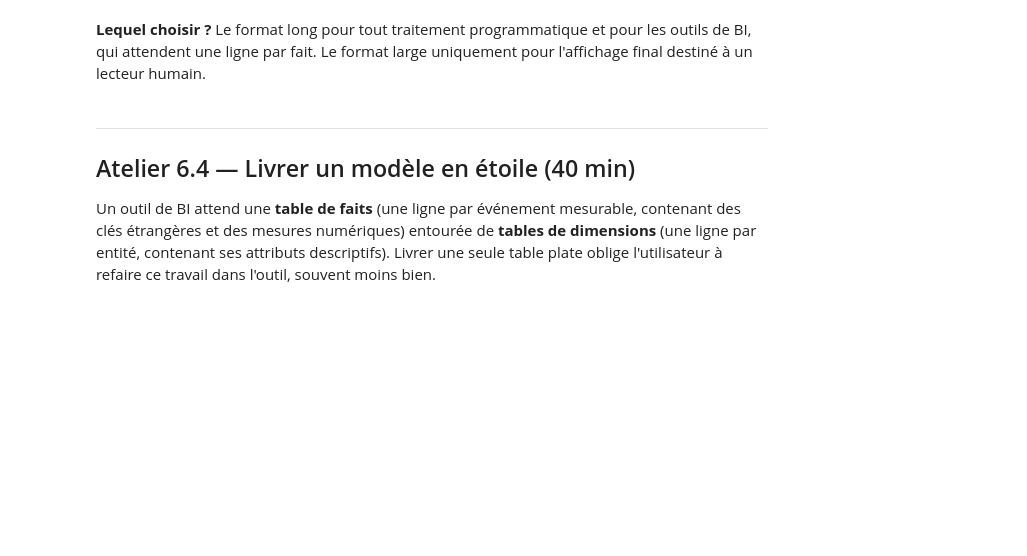
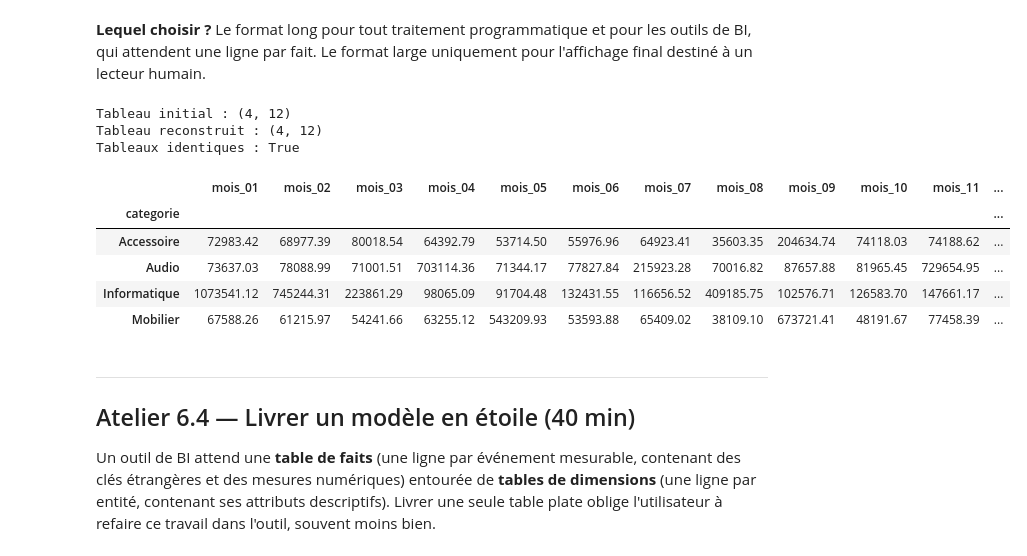
Before and after one commit to BeniFox/Master-Data-IA, a Jupyter notebook: 06_agregation_jointures.ipynb, the cells around one changed output. Drawn from its saved outputs; the diff is of its cells as text; code cells hidden in the pictures; blank space fills up the shorter version.

```diff
--- a/06_agregation_jointures.ipynb
+++ b/06_agregation_jointures.ipynb
@@ -220,3 +738,43 @@ destiné à un lecteur humain.
+# %%
+# Q6. Repasser du format long au format large sans utiliser pivot_table,
+#     puis vérifier que vous retrouvez exactement le tableau de départ.
+
+long = wide.reset_index().melt(
+    id_vars="categorie",
+    var_name="mois",
+    value_name="montant"
+)
+
+wide_reconstruit = long.pivot(
+    index="categorie",
+    columns="mois",
+    values="montant"
+).fillna(0)
+
+wide_reconstruit = wide_reconstruit.reindex(
+    index=wide.index,
+    columns=wide.columns,
+    fill_value=0
+)
+
+wide_reconstruit.columns.name = wide.columns.name
+wide_reconstruit.index.name = wide.index.name
+
+print("Tableau initial :", wide.shape)
+print("Tableau reconstruit :", wide_reconstruit.shape)
+print("Tableaux identiques :", wide.equals(wide_reconstruit))
+
+display(wide_reconstruit)
+# %% [output]
+Tableau initial : (4, 12)
+Tableau reconstruit : (4, 12)
+Tableaux identiques : True
+|  | mois_01 | mois_02 | mois_03 | mois_04 | mois_05 | mois_06 | mois_07 | mois_08 | mois_09 | mois_10 | mois_11 | ... |
+| categorie |  |  |  |  |  |  |  |  |  |  |  | ... |
+| Accessoire | 72983.42 | 68977.39 | 80018.54 | 64392.79 | 53714.50 | 55976.96 | 64923.41 | 35603.35 | 204634.74 | 74118.03 | 74188.62 | ... |
+| Audio | 73637.03 | 78088.99 | 71001.51 | 703114.36 | 71344.17 | 77827.84 | 215923.28 | 70016.82 | 87657.88 | 81965.45 | 729654.95 | ... |
+| Informatique | 1073541.12 | 745244.31 | 223861.29 | 98065.09 | 91704.48 | 132431.55 | 116656.52 | 409185.75 | 102576.71 | 126583.70 | 147661.17 | ... |
+| Mobilier | 67588.26 | 61215.97 | 54241.66 | 63255.12 | 543209.93 | 53593.88 | 65409.02 | 38109.10 | 673721.41 | 48191.67 | 77458.39 | ... |
 # %% [markdown]
 ---
 ## Atelier 6.4 — Livrer un modèle en étoile (40 min)
```
Also changed, not shown: parts of 30 cells of this notebook.
